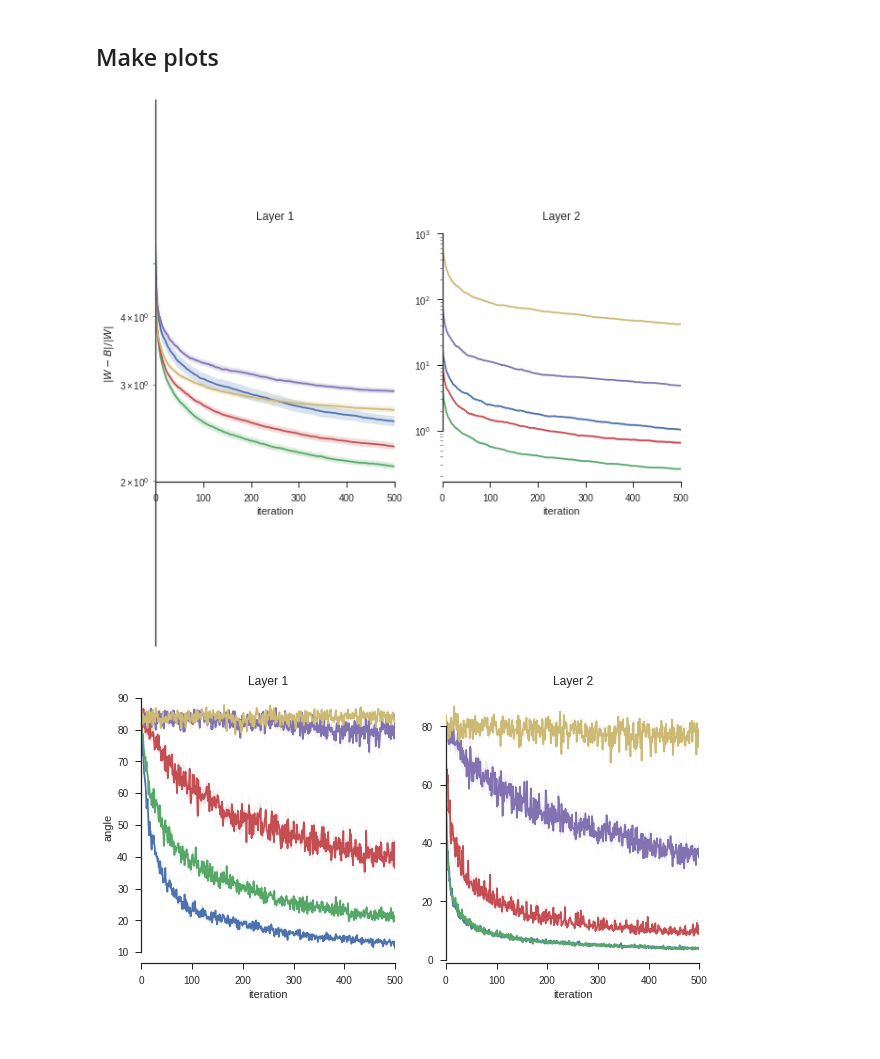
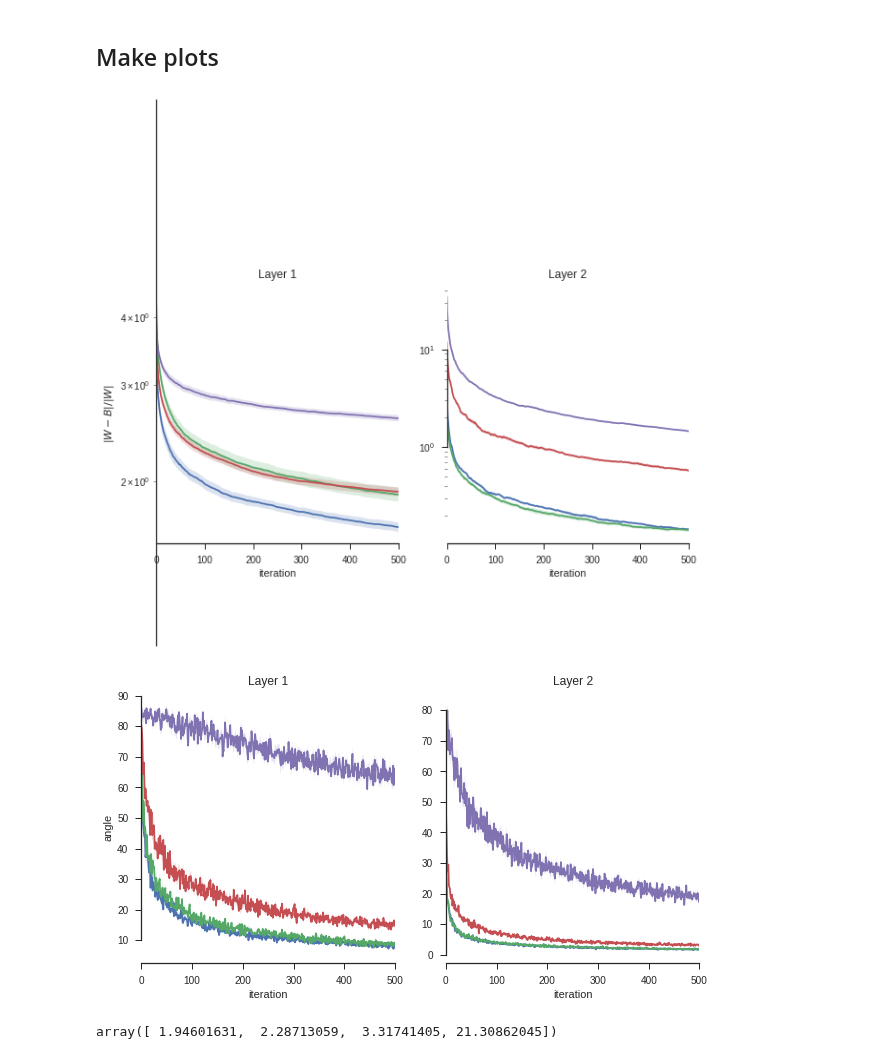
Before and after one commit to benlansdell/synthfeedback, a Jupyter notebook: notebooks/fig_2_validate_nodepert.ipynb, the cells around one changed output. Cells and saved outputs as stored; diff of their text form; code cells hidden in the pictures.

```diff
--- a/notebooks/fig_2_validate_nodepert.ipynb
+++ b/notebooks/fig_2_validate_nodepert.ipynb
@@ -40,8 +42,8 @@ tags
 ## Make plots
 # %%
 #Plot norms
-var_xi = [1e-3, 1e-2, 1e-1, 1, 10]
-N = 5
+var_xi = [1e-3, 1e-2, 1e-1, 1]
+N = 4
 
 idx = 5
 fig,axes = plt.subplots(1,2,figsize=(10,5))
@@ -60,26 +62,30 @@ axes[1].set_title('Layer 2');
 axes[1].set_yscale('log')
 sns.despine(trim=True)
 # %% [output]
-[figure, old version]
+[figure, new version]
 # %%
 #Plot alignment
 #Plot norms
-var_xi = [1e-3, 1e-2, 1e-1, 1, 10]
-N = 5
+var_xi = [1e-3, 1e-2, 1e-1, 1]
+N = 4
 
 idx = 4
 fig,axes = plt.subplots(1,2,figsize=(10,5))
 for i in range(N):
     sns.tsplot(metrics[i,:,:,idx], ax = axes[0], color='C%d'%i)
 axes[0].set_xlabel('iteration');
 axes[0].set_ylabel('angle');
 axes[0].set_title('Layer 1');
 
 idx = 6
 for i in range(N):
     sns.tsplot(metrics[i,:,:,idx], ax = axes[1], color='C%d'%i)
 axes[1].set_xlabel('iteration');
 axes[1].set_title('Layer 2');
 sns.despine(trim=True)
 # %% [output]
-[figure, old version]
+[figure, new version]
+# %%
+metrics[:,0,-1,6]
+# %% [output]
+array([ 1.94601631,  2.28713059,  3.31741405, 21.30862045])
```
Also changed, not shown: parts of 3 cells of this notebook, 4 other files.
